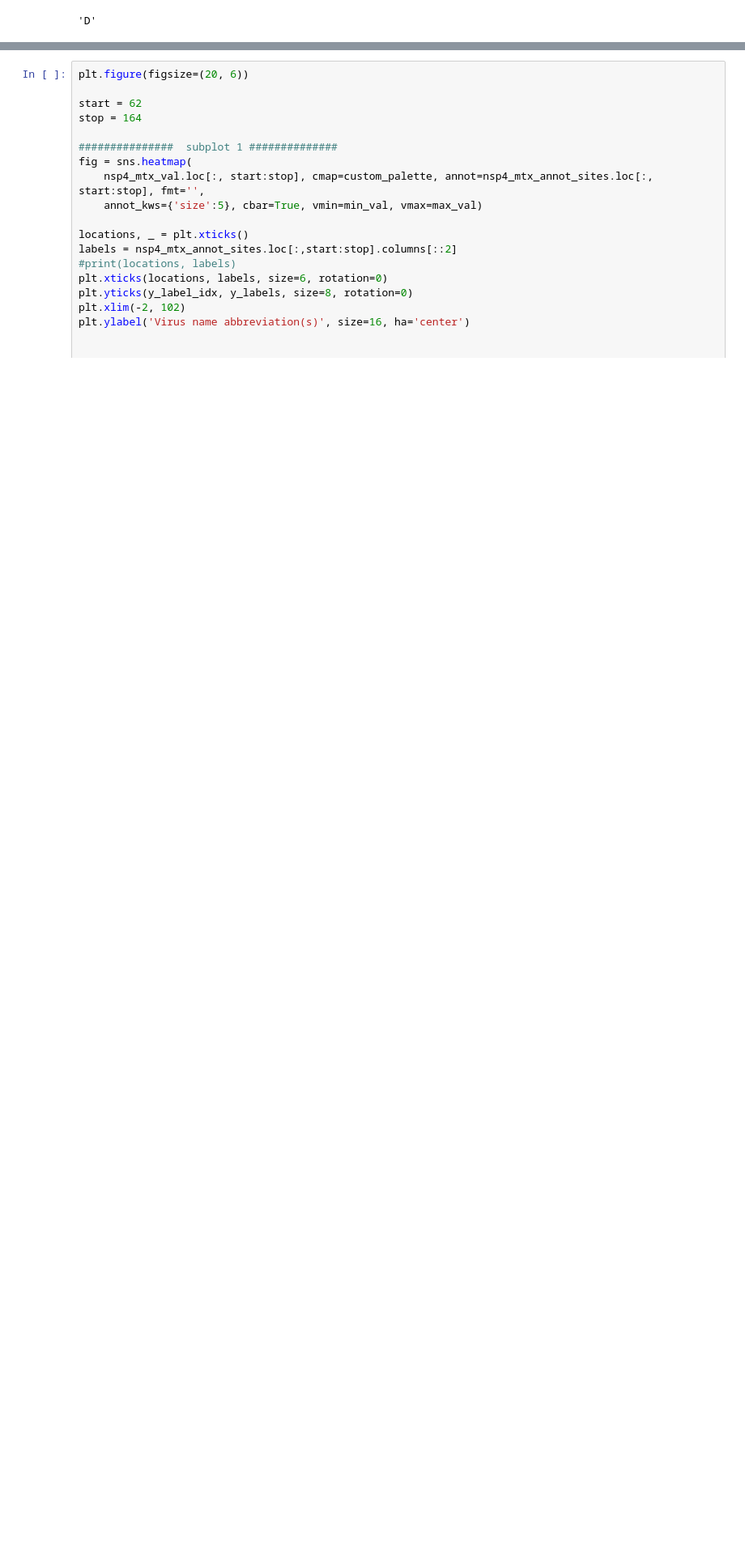
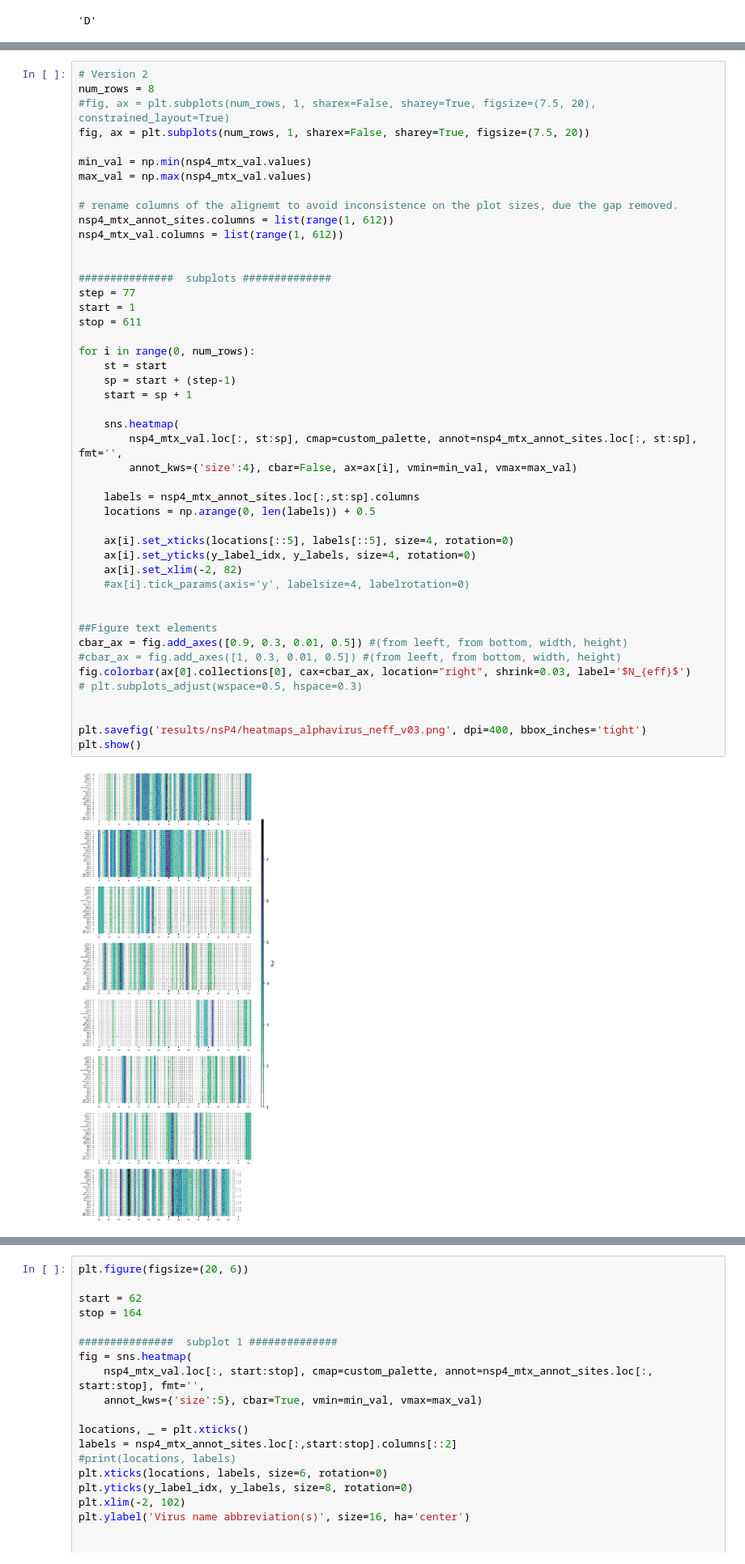
Before and after one commit to ziul-bio/alpnsp, a Jupyter notebook: alphavirus_nsP4_seq_conservation.ipynb, the cells around one changed output, grey strips where cells are left out. Shown at 81% size. Saved outputs shown, nothing was run; the diff lists cells and outputs as text; blank space fills up the shorter version.

```diff
--- a/alphavirus_nsP4_seq_conservation.ipynb
+++ b/alphavirus_nsP4_seq_conservation.ipynb
@@ -847,0 +872,48 @@ plt.show()
+# %%
+# Version 2
+num_rows = 8
+#fig, ax = plt.subplots(num_rows, 1, sharex=False, sharey=True, figsize=(7.5, 20), constrained_layout=True)
+fig, ax = plt.subplots(num_rows, 1, sharex=False, sharey=True, figsize=(7.5, 20))
+
+min_val = np.min(nsp4_mtx_val.values)
+max_val = np.max(nsp4_mtx_val.values)
+
+# rename columns of the alignemt to avoid inconsistence on the plot sizes, due the gap removed.
+nsp4_mtx_annot_sites.columns = list(range(1, 612))
+nsp4_mtx_val.columns = list(range(1, 612))
+
+
+###############  subplots ##############
+step = 77
+start = 1
+stop = 611
+
+for i in range(0, num_rows):
+    st = start
+    sp = start + (step-1)
+    start = sp + 1
+
+    sns.heatmap(
+        nsp4_mtx_val.loc[:, st:sp], cmap=custom_palette, annot=nsp4_mtx_annot_sites.loc[:, st:sp], fmt='',
+        annot_kws={'size':4}, cbar=False, ax=ax[i], vmin=min_val, vmax=max_val)
+
+    labels = nsp4_mtx_annot_sites.loc[:,st:sp].columns
+    locations = np.arange(0, len(labels)) + 0.5
+
+    ax[i].set_xticks(locations[::5], labels[::5], size=4, rotation=0)
+    ax[i].set_yticks(y_label_idx, y_labels, size=4, rotation=0)
+    ax[i].set_xlim(-2, 82)
+    #ax[i].tick_params(axis='y', labelsize=4, labelrotation=0)
+
+
+##Figure text elements
+cbar_ax = fig.add_axes([0.9, 0.3, 0.01, 0.5]) #(from leeft, from bottom, width, height)
+#cbar_ax = fig.add_axes([1, 0.3, 0.01, 0.5]) #(from leeft, from bottom, width, height)
+fig.colorbar(ax[0].collections[0], cax=cbar_ax, location="right", shrink=0.03, label='$N_{eff}$')
+# plt.subplots_adjust(wspace=0.5, hspace=0.3)
+
+
+plt.savefig('results/nsP4/heatmaps_alphavirus_neff_v03.png', dpi=400, bbox_inches='tight')
+plt.show()
+# %% [output]
+[figure, added]
```
Also changed, not shown: parts of 14 cells of this notebook, 1 other file.
